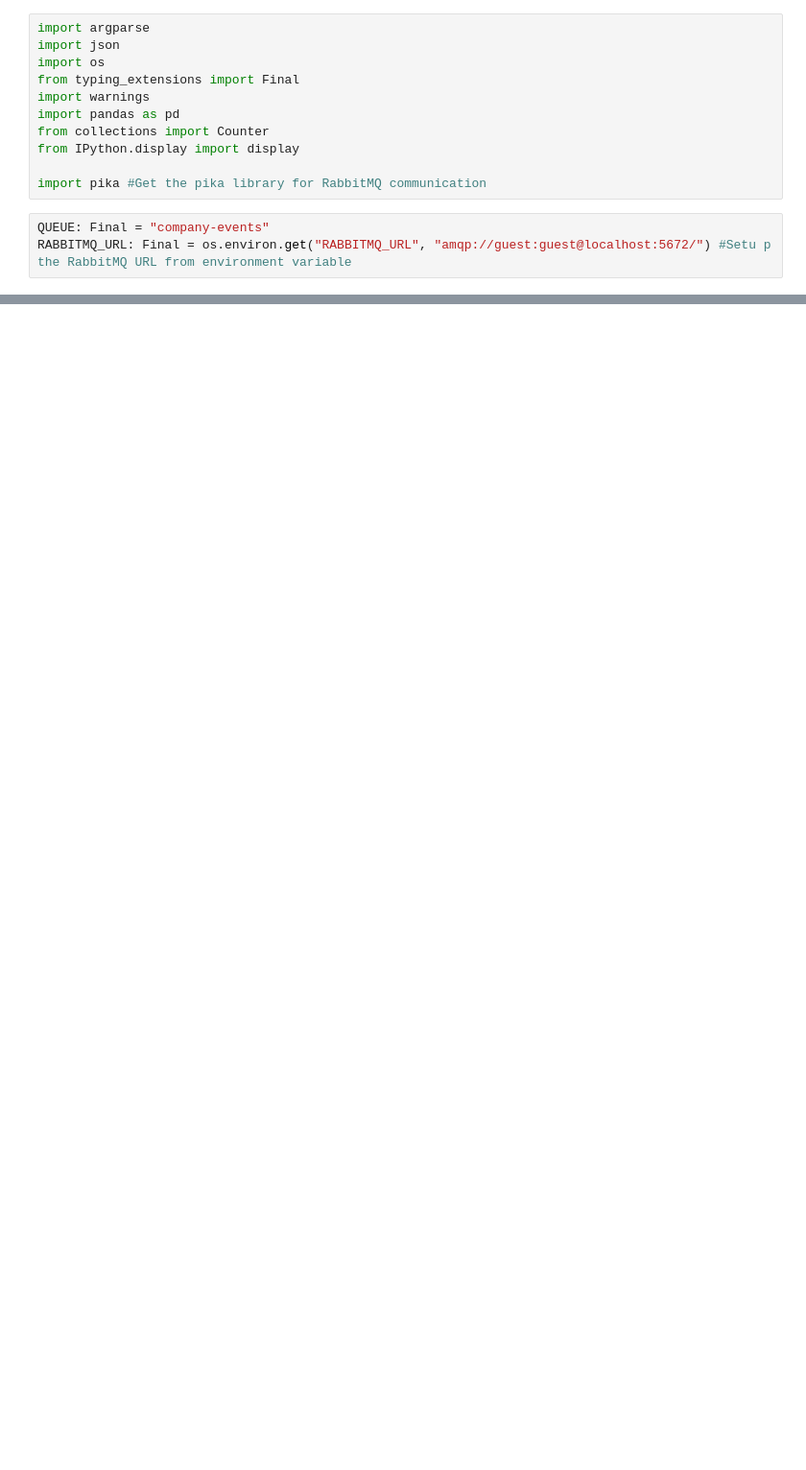
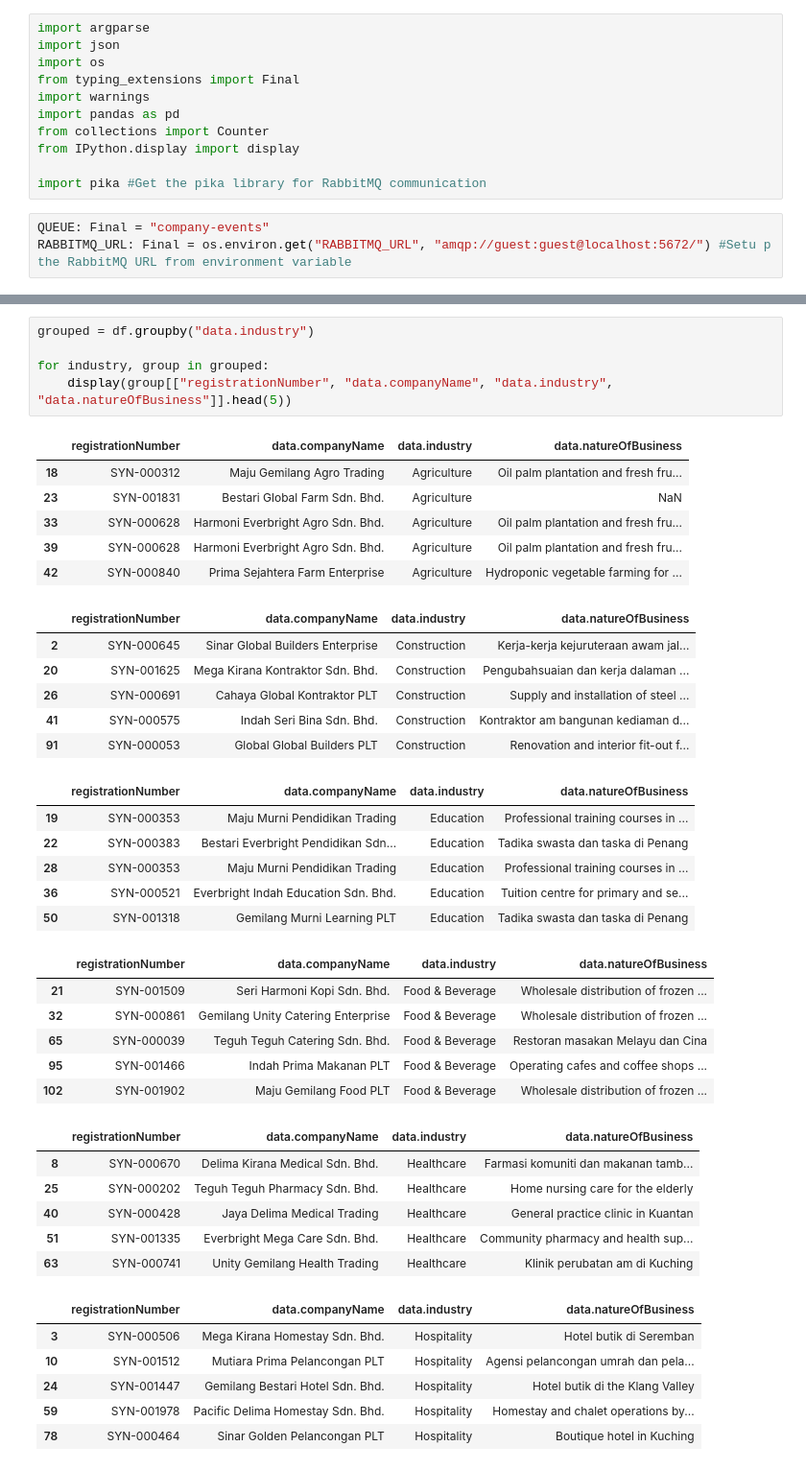
Before and after one commit to Elmeralex/Company-Recommendation-System, a Jupyter notebook: app/dataVerify.ipynb, the cells around one changed output, grey strips where cells are left out. Shown at 96% size. Cells and saved outputs as stored; diff of their text form; blank space fills up the shorter version.

```diff
--- a/app/dataVerify.ipynb
+++ b/app/dataVerify.ipynb
@@ -72,0 +90,42 @@ metadata
+# %%
+grouped = df.groupby("data.industry")
+
+for industry, group in grouped:
+    display(group[["registrationNumber", "data.companyName", "data.industry", "data.natureOfBusiness"]].head(5))
+# %% [output]
+|  | registrationNumber | data.companyName | data.industry | data.natureOfBusiness |
+| 18 | SYN-000312 | Maju Gemilang Agro Trading | Agriculture | Oil palm plantation and fresh fru... |
+| 23 | SYN-001831 | Bestari Global Farm Sdn. Bhd. | Agriculture | NaN |
+| 33 | SYN-000628 | Harmoni Everbright Agro Sdn. Bhd. | Agriculture | Oil palm plantation and fresh fru... |
+| 39 | SYN-000628 | Harmoni Everbright Agro Sdn. Bhd. | Agriculture | Oil palm plantation and fresh fru... |
+| 42 | SYN-000840 | Prima Sejahtera Farm Enterprise | Agriculture | Hydroponic vegetable farming for ... |
+|  | registrationNumber | data.companyName | data.industry | data.natureOfBusiness |
+| 2 | SYN-000645 | Sinar Global Builders Enterprise | Construction | Kerja-kerja kejuruteraan awam jal... |
+| 20 | SYN-001625 | Mega Kirana Kontraktor Sdn. Bhd. | Construction | Pengubahsuaian dan kerja dalaman ... |
+| 26 | SYN-000691 | Cahaya Global Kontraktor PLT | Construction | Supply and installation of steel ... |
+| 41 | SYN-000575 | Indah Seri Bina Sdn. Bhd. | Construction | Kontraktor am bangunan kediaman d... |
+| 91 | SYN-000053 | Global Global Builders PLT | Construction | Renovation and interior fit-out f... |
+|  | registrationNumber | data.companyName | data.industry | data.natureOfBusiness |
+| 19 | SYN-000353 | Maju Murni Pendidikan Trading | Education | Professional training courses in ... |
+| 22 | SYN-000383 | Bestari Everbright Pendidikan Sdn... | Education | Tadika swasta dan taska di Penang |
+| 28 | SYN-000353 | Maju Murni Pendidikan Trading | Education | Professional training courses in ... |
+| 36 | SYN-000521 | Everbright Indah Education Sdn. Bhd. | Education | Tuition centre for primary and se... |
+| 50 | SYN-001318 | Gemilang Murni Learning PLT | Education | Tadika swasta dan taska di Penang |
+|  | registrationNumber | data.companyName | data.industry | data.natureOfBusiness |
+| 21 | SYN-001509 | Seri Harmoni Kopi Sdn. Bhd. | Food & Beverage | Wholesale distribution of frozen ... |
+| 32 | SYN-000861 | Gemilang Unity Catering Enterprise | Food & Beverage | Wholesale distribution of frozen ... |
+| 65 | SYN-000039 | Teguh Teguh Catering Sdn. Bhd. | Food & Beverage | Restoran masakan Melayu dan Cina |
+| 95 | SYN-001466 | Indah Prima Makanan PLT | Food & Beverage | Operating cafes and coffee shops ... |
+| 102 | SYN-001902 | Maju Gemilang Food PLT | Food & Beverage | Wholesale distribution of frozen ... |
+|  | registrationNumber | data.companyName | data.industry | data.natureOfBusiness |
+| 8 | SYN-000670 | Delima Kirana Medical Sdn. Bhd. | Healthcare | Farmasi komuniti dan makanan tamb... |
+| 25 | SYN-000202 | Teguh Teguh Pharmacy Sdn. Bhd. | Healthcare | Home nursing care for the elderly |
+| 40 | SYN-000428 | Jaya Delima Medical Trading | Healthcare | General practice clinic in Kuantan |
+| 51 | SYN-001335 | Everbright Mega Care Sdn. Bhd. | Healthcare | Community pharmacy and health sup... |
+| 63 | SYN-000741 | Unity Gemilang Health Trading | Healthcare | Klinik perubatan am di Kuching |
+|  | registrationNumber | data.companyName | data.industry | data.natureOfBusiness |
+| 3 | SYN-000506 | Mega Kirana Homestay Sdn. Bhd. | Hospitality | Hotel butik di Seremban |
+| 10 | SYN-001512 | Mutiara Prima Pelancongan PLT | Hospitality | Agensi pelancongan umrah dan pela... |
+| 24 | SYN-001447 | Gemilang Bestari Hotel Sdn. Bhd. | Hospitality | Hotel butik di the Klang Valley |
+| 59 | SYN-001978 | Pacific Delima Homestay Sdn. Bhd. | Hospitality | Homestay and chalet operations by... |
+| 78 | SYN-000464 | Sinar Golden Pelancongan PLT | Hospitality | Boutique hotel in Kuching |
```
Also changed, not shown: parts of 4 cells of this notebook, 6 other files.
